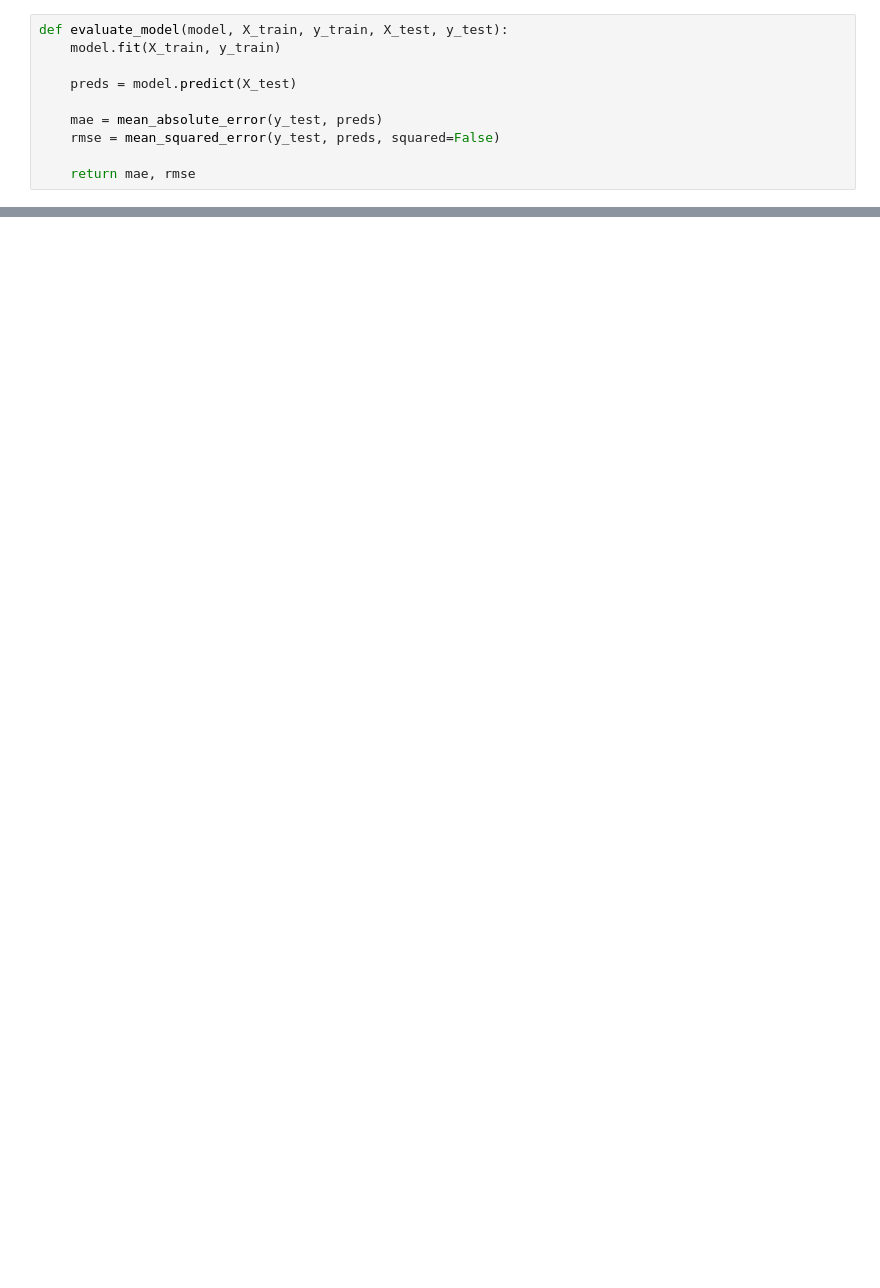
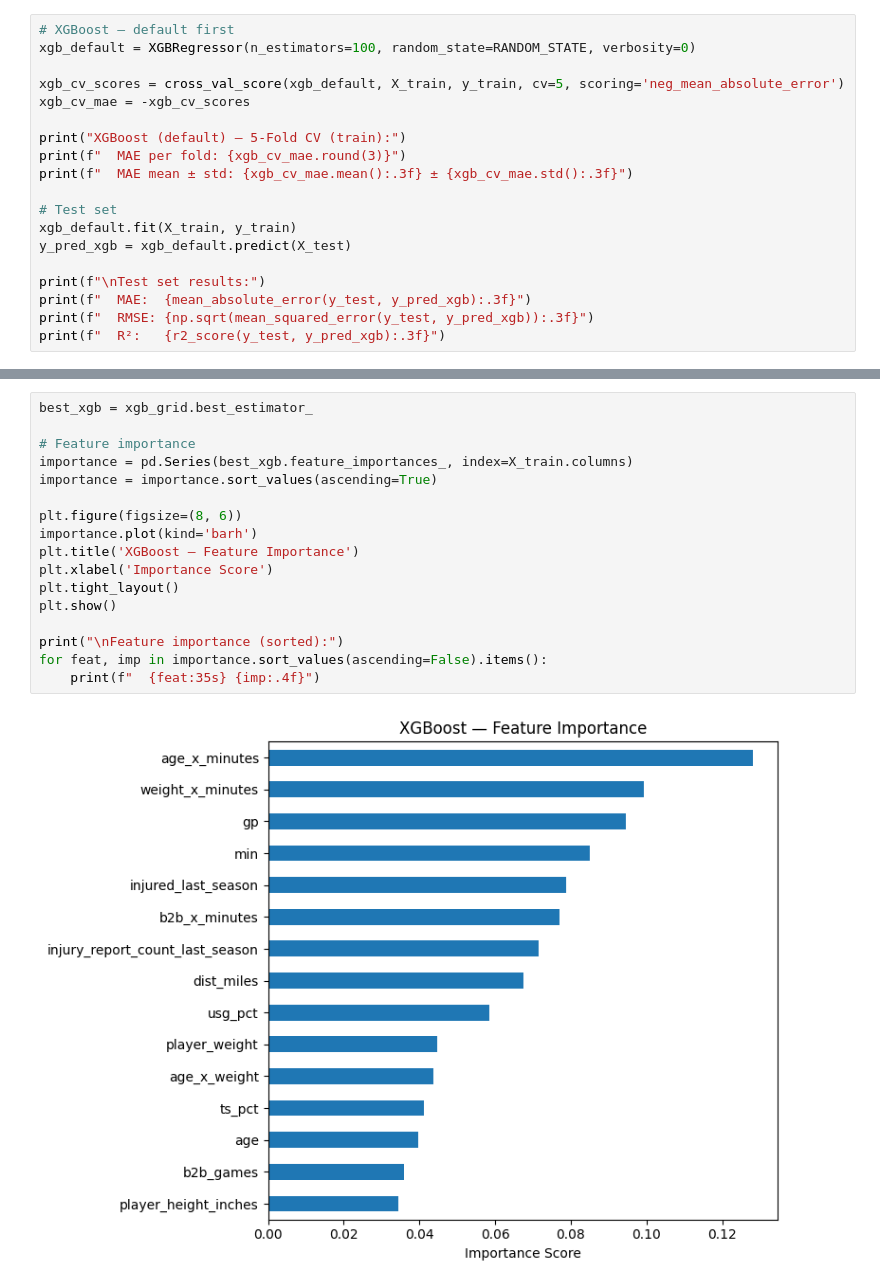
Before and after one commit to jtang6031/siads-696-nba-injury-prediction, a Jupyter notebook: notebooks/05_supervised_models.ipynb, the cells around one changed output, grey strips where cells are left out. Cells and saved outputs as stored; diff of their text form; blank space fills up the shorter version.

```diff
--- a/notebooks/05_supervised_models.ipynb
+++ b/notebooks/05_supervised_models.ipynb
@@ -103,10 +220,19 @@ xgb_pipeline = Pipeline(steps=[
 # %%
-def evaluate_model(model, X_train, y_train, X_test, y_test):
-    model.fit(X_train, y_train)
+# XGBoost — default first
+xgb_default = XGBRegressor(n_estimators=100, random_state=RANDOM_STATE, verbosity=0)
 
-    preds = model.predict(X_test)
+xgb_cv_scores = cross_val_score(xgb_default, X_train, y_train, cv=5, scoring='neg_mean_absolute_error')
+xgb_cv_mae = -xgb_cv_scores
 
-    mae = mean_absolute_error(y_test, preds)
-    rmse = mean_squared_error(y_test, preds, squared=False)
+print("XGBoost (default) — 5-Fold CV (train):")
+print(f"  MAE per fold: {xgb_cv_mae.round(3)}")
+print(f"  MAE mean ± std: {xgb_cv_mae.mean():.3f} ± {xgb_cv_mae.std():.3f}")
 
-    return mae, rmse
+# Test set
+xgb_default.fit(X_train, y_train)
+y_pred_xgb = xgb_default.predict(X_test)
+
+print(f"\nTest set results:")
+print(f"  MAE:  {mean_absolute_error(y_test, y_pred_xgb):.3f}")
+print(f"  RMSE: {np.sqrt(mean_squared_error(y_test, y_pred_xgb)):.3f}")
+print(f"  R²:   {r2_score(y_test, y_pred_xgb):.3f}")
@@ -132,0 +339,19 @@ pd.DataFrame(results).T
+# %%
+best_xgb = xgb_grid.best_estimator_
+
+# Feature importance
+importance = pd.Series(best_xgb.feature_importances_, index=X_train.columns)
+importance = importance.sort_values(ascending=True)
+
+plt.figure(figsize=(8, 6))
+importance.plot(kind='barh')
+plt.title('XGBoost — Feature Importance')
+plt.xlabel('Importance Score')
+plt.tight_layout()
+plt.show()
+
+print("\nFeature importance (sorted):")
+for feat, imp in importance.sort_values(ascending=False).items():
+    print(f"  {feat:35s} {imp:.4f}")
+# %% [output]
+[figure, added]
```
Also changed, not shown: parts of 39 cells of this notebook.
